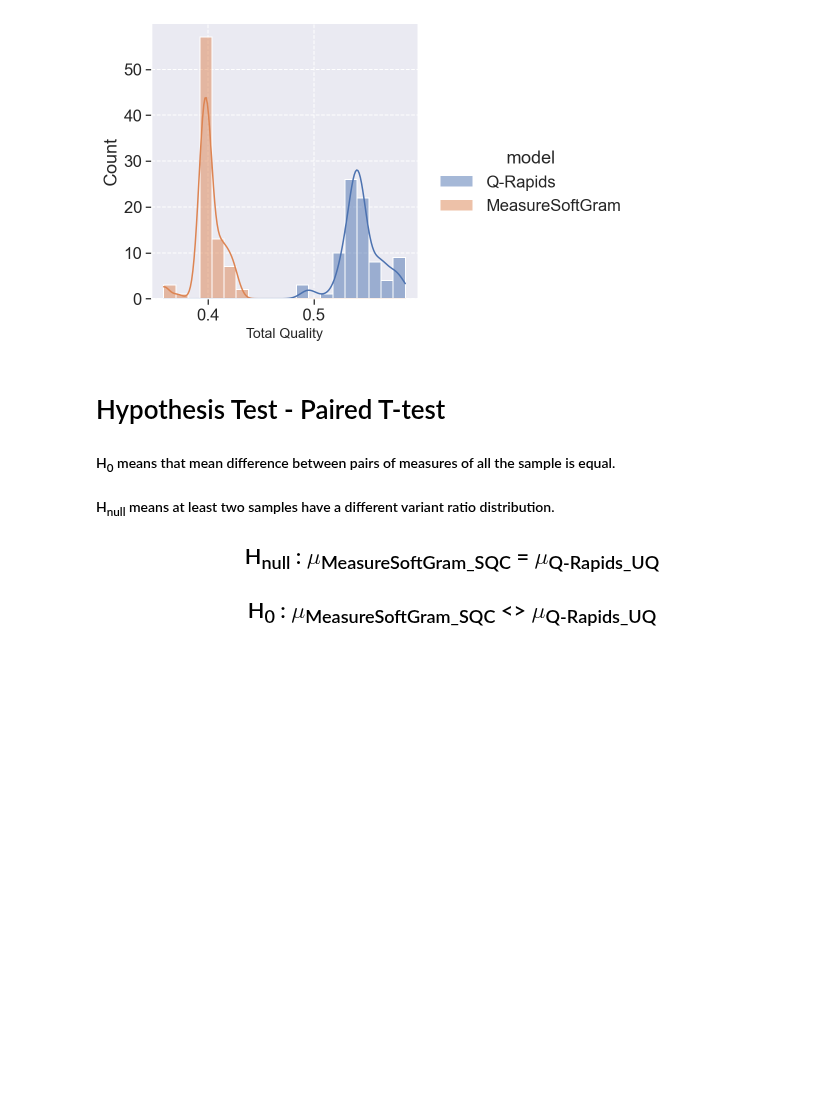
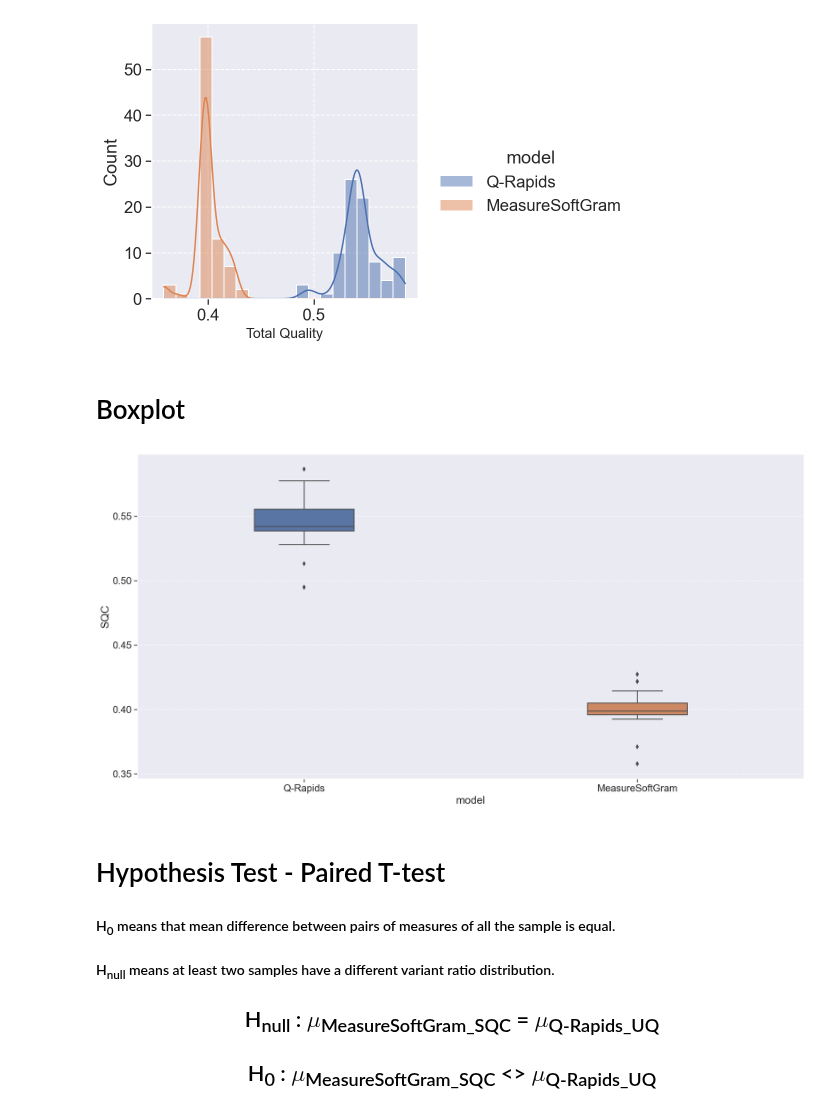
Before and after one commit to fga-eps-mds/MeasureSoftGram-Core, a Jupyter notebook: src/measuresoftgram-fga-eps-mds-2020-2-SIGED-Generalized.ipynb, the cells around one changed output. Drawn from its saved outputs; the diff is of its cells as text; code cells hidden in the pictures; blank space fills up the shorter version.

Commit message:
plotting boxplot msg X qrd

```diff
--- a/src/measuresoftgram-fga-eps-mds-2020-2-SIGED-Generalized.ipynb
+++ b/src/measuresoftgram-fga-eps-mds-2020-2-SIGED-Generalized.ipynb
@@ -848,6 +848,17 @@ plt.show()
 # %% [output]
 <Figure size 1440x720 with 0 Axes>
 [figure]
+# %% [markdown]
+# Boxplot
+# %%
+# Plotting Boxplot
+
+fig = plt.figure(figsize=(20, 10))
+sns.boxplot(data=df, x='model', y='SQC', width=0.3)
+
+plt.show()
+# %% [output]
+[figure, added]
 # %% [markdown]
 # Hypothesis Test - Paired T-test
 
```
